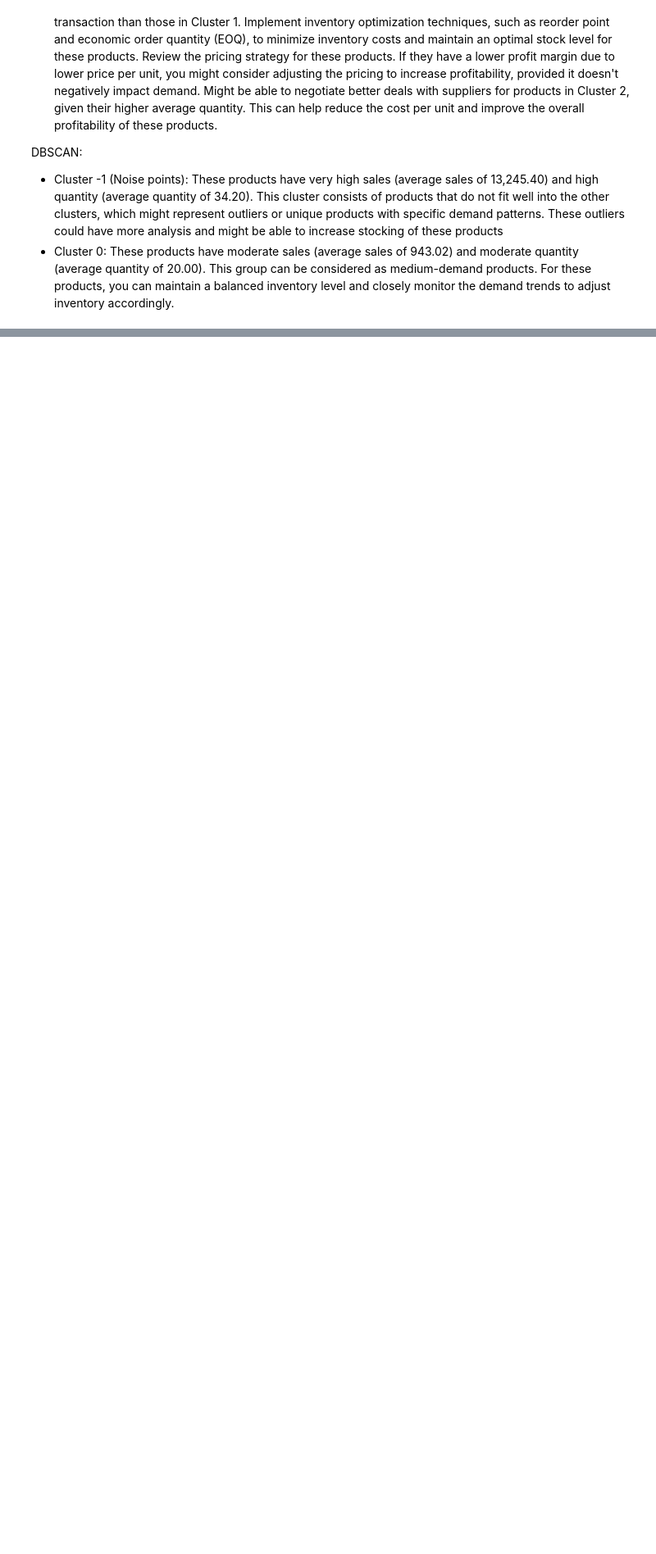
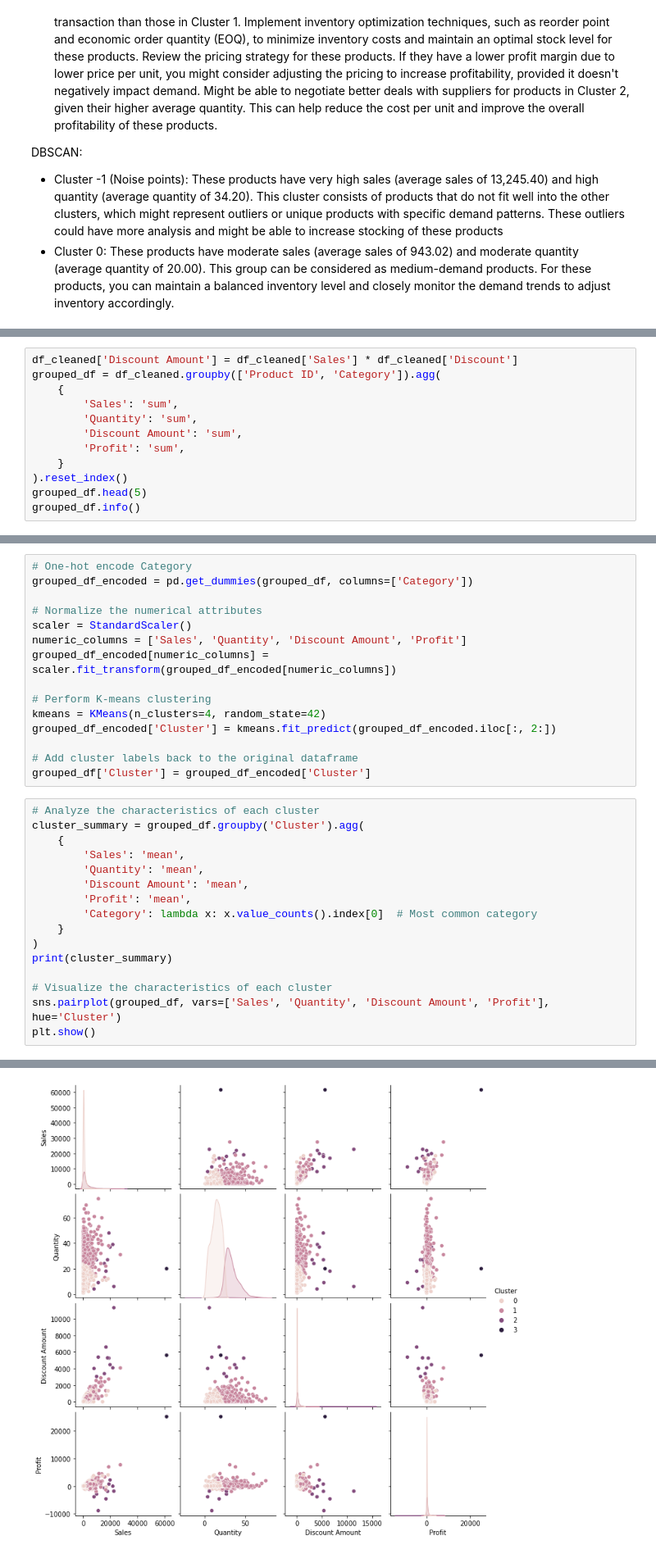
Before and after one commit to tungnd237/InventoryManagementAnalyst, a Jupyter notebook: Sales-Quantity Analysis.ipynb, the cells around one changed output, grey strips where cells are left out. Shown at 82% size. Cells and saved outputs as stored; diff of their text form; blank space fills up the shorter version.

```diff
--- a/Sales-Quantity Analysis.ipynb
+++ b/Sales-Quantity Analysis.ipynb
@@ -219,0 +253,12 @@ DBSCAN:
+# %%
+df_cleaned['Discount Amount'] = df_cleaned['Sales'] * df_cleaned['Discount']
+grouped_df = df_cleaned.groupby(['Product ID', 'Category']).agg(
+    {
+        'Sales': 'sum',
+        'Quantity': 'sum',
+        'Discount Amount': 'sum',
+        'Profit': 'sum',
+    }
+).reset_index()
+grouped_df.head(5)
+grouped_df.info()
@@ -219,0 +279,32 @@ DBSCAN:
+# %%
+# One-hot encode Category
+grouped_df_encoded = pd.get_dummies(grouped_df, columns=['Category'])
+
+# Normalize the numerical attributes
+scaler = StandardScaler()
+numeric_columns = ['Sales', 'Quantity', 'Discount Amount', 'Profit']
+grouped_df_encoded[numeric_columns] = scaler.fit_transform(grouped_df_encoded[numeric_columns])
+
+# Perform K-means clustering
+kmeans = KMeans(n_clusters=4, random_state=42)
+grouped_df_encoded['Cluster'] = kmeans.fit_predict(grouped_df_encoded.iloc[:, 2:])
+
+# Add cluster labels back to the original dataframe
+grouped_df['Cluster'] = grouped_df_encoded['Cluster']
+# %%
+# Analyze the characteristics of each cluster
+cluster_summary = grouped_df.groupby('Cluster').agg(
+    {
+        'Sales': 'mean',
+        'Quantity': 'mean',
+        'Discount Amount': 'mean',
+        'Profit': 'mean',
+        'Category': lambda x: x.value_counts().index[0]  # Most common category
+    }
+)
+print(cluster_summary)
+
+# Visualize the characteristics of each cluster
+sns.pairplot(grouped_df, vars=['Sales', 'Quantity', 'Discount Amount', 'Profit'], hue='Cluster')
+plt.show()
+# %% [output]
@@ -219,0 +324 @@ DBSCAN:
+[figure, added]
```
Also changed, not shown: parts of 8 cells of this notebook.
